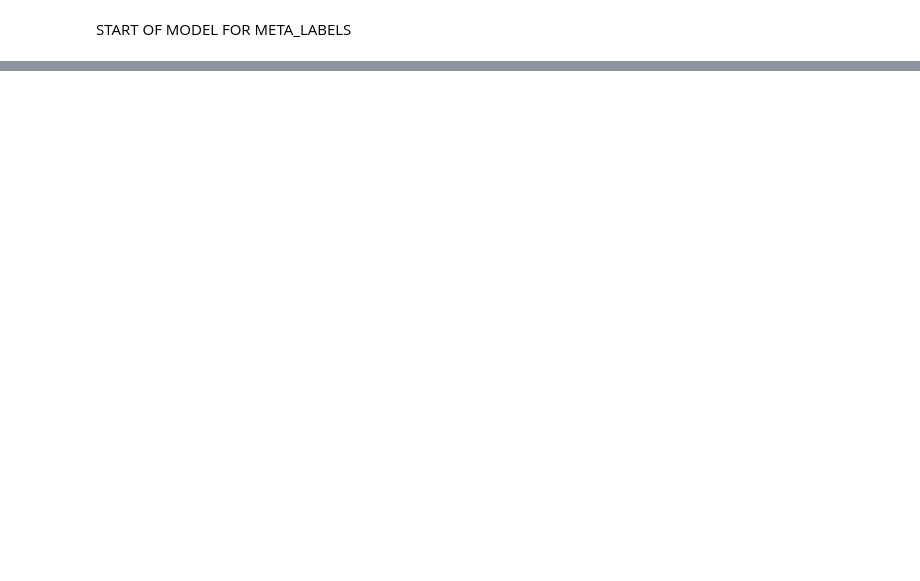
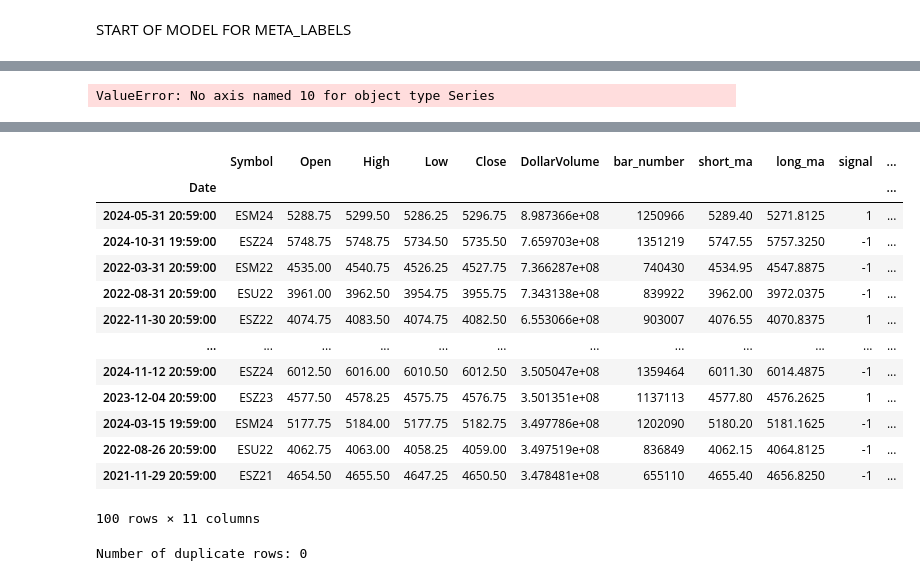
Before and after one commit to slothkins/AFML, a Jupyter notebook: AFML_Ch3_barchart.ipynb, the cells around one changed output, grey strips where cells are left out. Saved outputs shown, nothing was run; the diff lists cells and outputs as text; code cells hidden in the pictures; blank space fills up the shorter version.

```diff
--- a/AFML_Ch3_barchart.ipynb
+++ b/AFML_Ch3_barchart.ipynb
@@ -368,0 +387,10 @@ print(accuracy_score(y_test, y_pred))
+# %%
+highest_dollarvolume_index = dollar_bars_df['DollarVolume'].idxmax()
+print(f"Index with the highest DollarVolume: {highest_dollarvolume_index}")
+# %% [output]
+ValueError: No axis named 10 for object type Series
+# %%
+nothing lefttop_10_dollarvolume_indices = dollar_bars_df.nlargest(100, 'DollarVolume').index
+print(f"Indices with the top 10 DollarVolumes:\n{top_10_dollarvolume_indices}")
+dollar_bars_df.loc[top_10_dollarvolume_indices]
+# %% [output]
@@ -368,0 +414,22 @@ print(accuracy_score(y_test, y_pred))
+|  | Symbol | Open | High | Low | Close | DollarVolume | bar_number | short_ma | long_ma | signal | ... |
+| Date |  |  |  |  |  |  |  |  |  |  | ... |
+| 2024-05-31 20:59:00 | ESM24 | 5288.75 | 5299.50 | 5286.25 | 5296.75 | 8.987366e+08 | 1250966 | 5289.40 | 5271.8125 | 1 | ... |
+| 2024-10-31 19:59:00 | ESZ24 | 5748.75 | 5748.75 | 5734.50 | 5735.50 | 7.659703e+08 | 1351219 | 5747.55 | 5757.3250 | -1 | ... |
+| 2022-03-31 20:59:00 | ESM22 | 4535.00 | 4540.75 | 4526.25 | 4527.75 | 7.366287e+08 | 740430 | 4534.95 | 4547.8875 | -1 | ... |
+| 2022-08-31 20:59:00 | ESU22 | 3961.00 | 3962.50 | 3954.75 | 3955.75 | 7.343138e+08 | 839922 | 3962.00 | 3972.0375 | -1 | ... |
+| 2022-11-30 20:59:00 | ESZ22 | 4074.75 | 4083.50 | 4074.75 | 4082.50 | 6.553066e+08 | 903007 | 4076.55 | 4070.8375 | 1 | ... |
+| ... | ... | ... | ... | ... | ... | ... | ... | ... | ... | ... | ... |
+| 2024-11-12 20:59:00 | ESZ24 | 6012.50 | 6016.00 | 6010.50 | 6012.50 | 3.505047e+08 | 1359464 | 6011.30 | 6014.4875 | -1 | ... |
+| 2023-12-04 20:59:00 | ESZ23 | 4577.50 | 4578.25 | 4575.75 | 4576.75 | 3.501351e+08 | 1137113 | 4577.80 | 4576.2625 | 1 | ... |
+| 2024-03-15 19:59:00 | ESM24 | 5177.75 | 5184.00 | 5177.75 | 5182.75 | 3.497786e+08 | 1202090 | 5180.20 | 5181.1625 | -1 | ... |
+| 2022-08-26 20:59:00 | ESU22 | 4062.75 | 4063.00 | 4058.25 | 4059.00 | 3.497519e+08 | 836849 | 4062.15 | 4064.8125 | -1 | ... |
+| 2021-11-29 20:59:00 | ESZ21 | 4654.50 | 4655.50 | 4647.25 | 4650.50 | 3.478481e+08 | 655110 | 4655.40 | 4656.8250 | -1 | ... |
+100 rows × 11 columns
+# %%
+duplicates = volume_bars_df[volume_bars_df.duplicated()]
+print(f"Number of duplicate rows: {len(duplicates)}")
+if not duplicates.empty:
+    print("Duplicate rows:")
+    print(duplicates)
+# %% [output]
+Number of duplicate rows: 0
```
Also changed, not shown: parts of 22 cells of this notebook, 31 other files.
